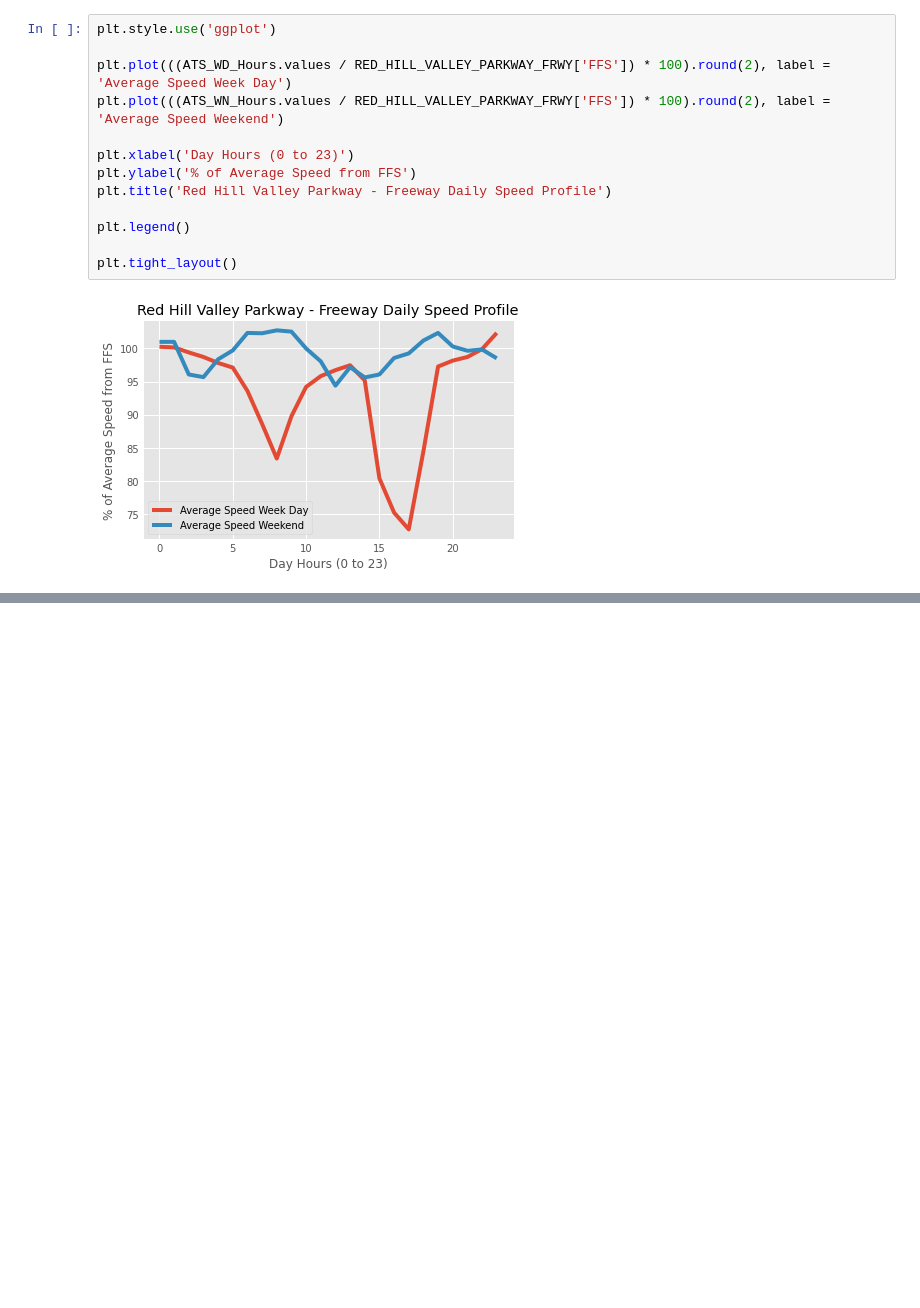
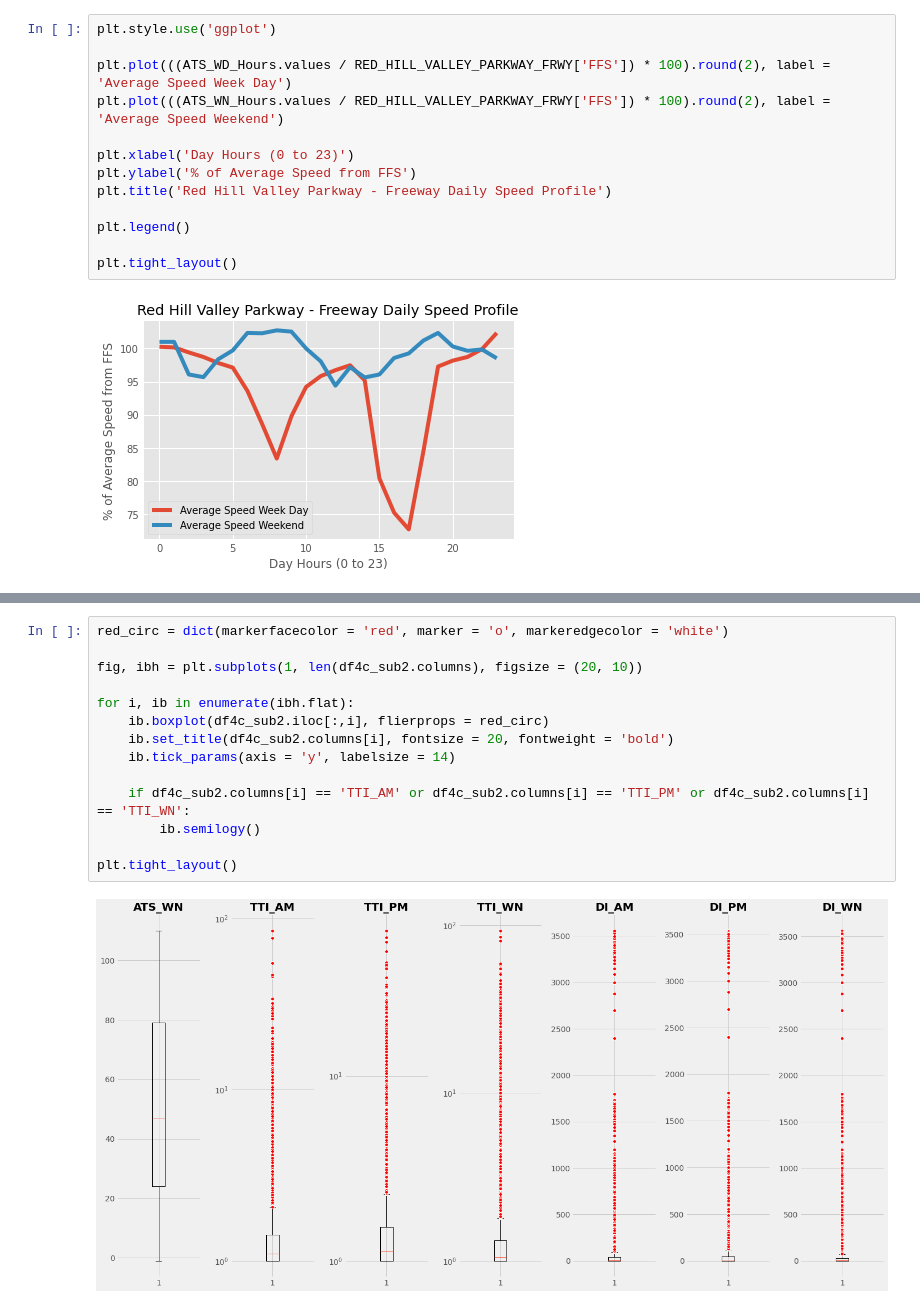
Before and after one commit to ilyasbh/CIND820, a Jupyter notebook: CIND820_Project_IB.ipynb, the cells around one changed output, grey strips where cells are left out. Drawn from its saved outputs; the diff is of its cells as text; blank space fills up the shorter version.

```diff
--- a/CIND820_Project_IB.ipynb
+++ b/CIND820_Project_IB.ipynb
@@ -751,0 +994,16 @@ More and more data shows me that the congestion might not be where initially ass
+# %%
+red_circ = dict(markerfacecolor = 'red', marker = 'o', markeredgecolor = 'white')
+
+fig, ibh = plt.subplots(1, len(df4c_sub2.columns), figsize = (20, 10))
+
+for i, ib in enumerate(ibh.flat):
+    ib.boxplot(df4c_sub2.iloc[:,i], flierprops = red_circ)
+    ib.set_title(df4c_sub2.columns[i], fontsize = 20, fontweight = 'bold')
+    ib.tick_params(axis = 'y', labelsize = 14)
+
+    if df4c_sub2.columns[i] == 'TTI_AM' or df4c_sub2.columns[i] == 'TTI_PM' or df4c_sub2.columns[i] == 'TTI_WN':
+        ib.semilogy()
+
+plt.tight_layout()
+# %% [output]
+[figure, added]
```
Also changed, not shown: parts of 154 cells of this notebook.
